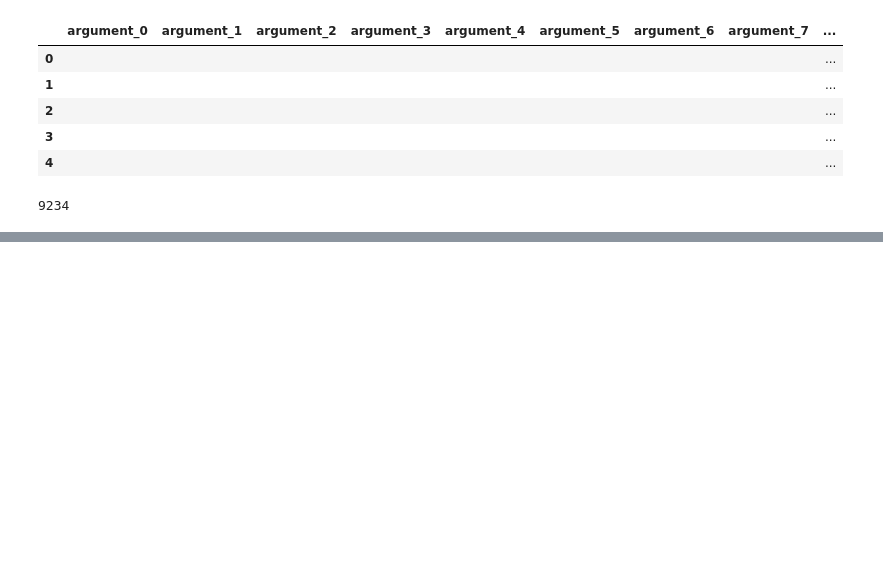
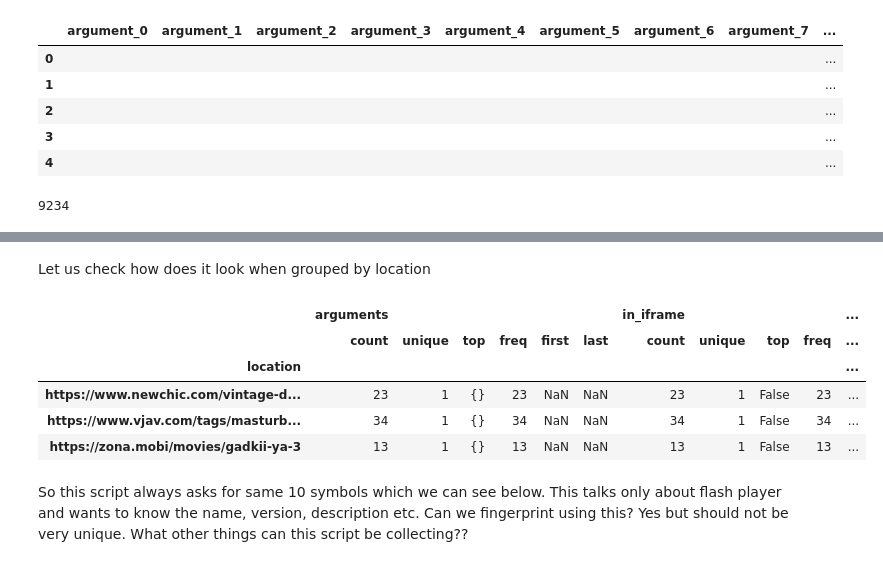
Before and after one commit to mozilla/Overscripted-Data-Analysis-Challenge, a Jupyter notebook: analyses/2019_03_15_Richa_Sharma_Analysis_Outreachy/Analysis in pandas.ipynb, the cells around one changed output, grey strips where cells are left out. Saved outputs shown, nothing was run; the diff lists cells and outputs as text; code cells hidden in the pictures; blank space fills up the shorter version.

```diff
--- a/analyses/2019_03_15_Richa_Sharma_Analysis_Outreachy/Analysis in pandas.ipynb
+++ b/analyses/2019_03_15_Richa_Sharma_Analysis_Outreachy/Analysis in pandas.ipynb
@@ -81,0 +124,14 @@ akam_f.head()
+# %% [markdown]
+Let us check how does it look when grouped by location
+# %%
+Gres = res_df.groupby('location')
+Gres.describe()
+# %% [output]
+|  | arguments |  |  |  |  |  | in_iframe |  |  |  | ... |
+|  | count | unique | top | freq | first | last | count | unique | top | freq | ... |
+| location |  |  |  |  |  |  |  |  |  |  | ... |
+| https://www.newchic.com/vintage-d... | 23 | 1 | {} | 23 | NaN | NaN | 23 | 1 | False | 23 | ... |
+| https://www.vjav.com/tags/masturb... | 34 | 1 | {} | 34 | NaN | NaN | 34 | 1 | False | 34 | ... |
+| https://zona.mobi/movies/gadkii-ya-3 | 13 | 1 | {} | 13 | NaN | NaN | 13 | 1 | False | 13 | ... |
+# %% [markdown]
+So this script always asks for same 10 symbols which we can see below. This talks only about flash player and wants to know the name, version, description etc. Can we fingerprint using this? Yes but should not be very unique. What other things can this script be collecting??
```
Also changed, not shown: parts of 10 cells of this notebook, 1 other file.
